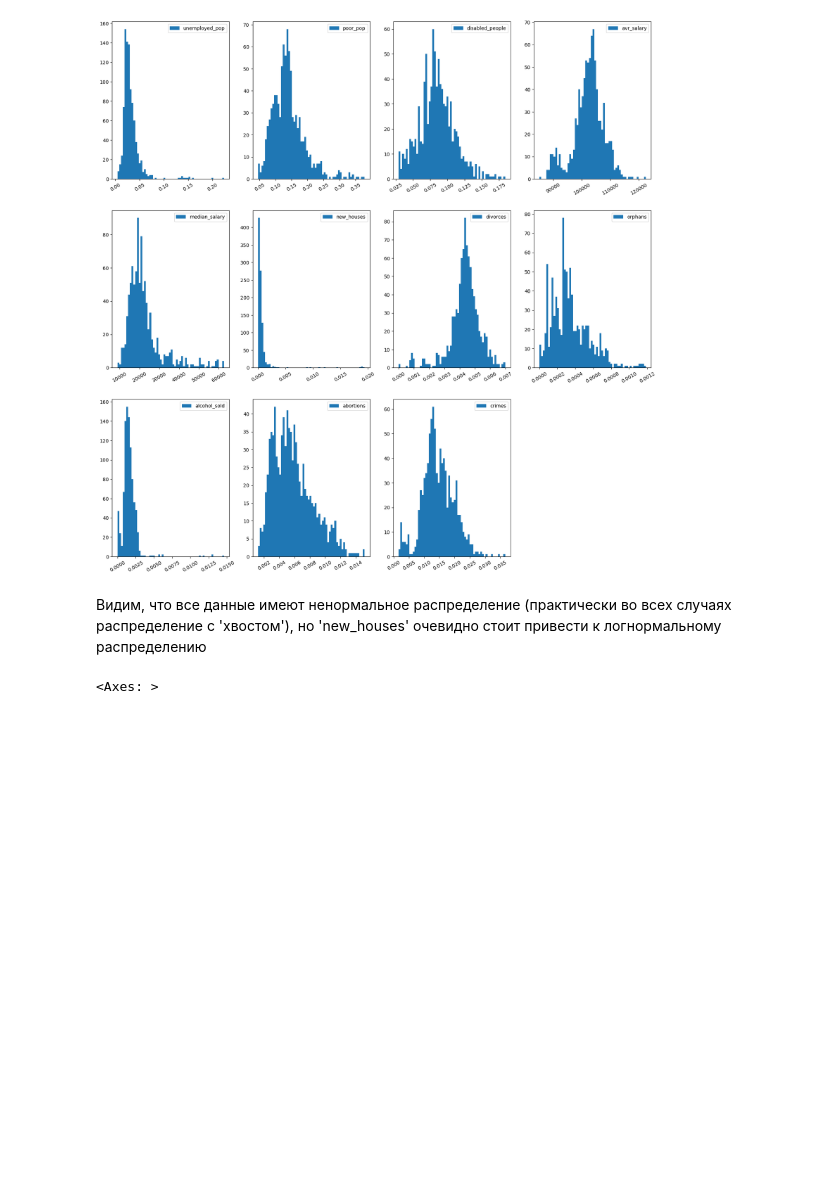
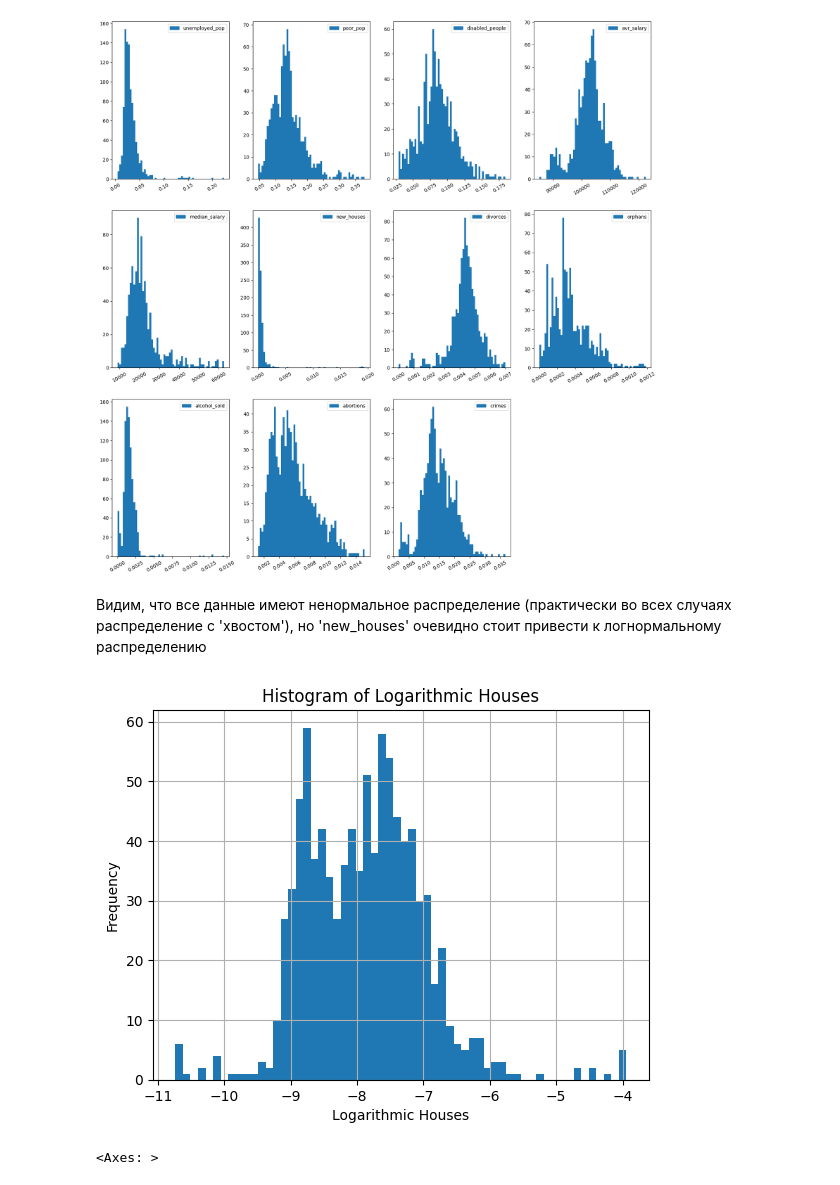
Before and after one commit to AlexeyPratsevityi/Crime_pred_with_ml, a Jupyter notebook: main.ipynb, the cells around one changed output. Saved outputs shown, nothing was run; the diff lists cells and outputs as text; code cells hidden in the pictures; blank space fills up the shorter version.

```diff
--- a/main.ipynb
+++ b/main.ipynb
@@ -170,12 +149,14 @@ for i in range(1,12):
 # %%
 data['log_houses'] = np.log(data['new_houses'])
 
-#plt.hist(data['log_houses'], bins=60)
-#plt.xlabel('Logarithmic Houses')
-#plt.ylabel('Frequency')
-#plt.title('Histogram of Logarithmic Houses')
-#plt.grid(True)
-#plt.show()
+plt.hist(data['log_houses'], bins=60)
+plt.xlabel('Logarithmic Houses')
+plt.ylabel('Frequency')
+plt.title('Histogram of Logarithmic Houses')
+plt.grid(True)
+plt.show()
+# %% [output]
+[figure, added]
 # %%
 # Матрица корреляций:
 fig, ax = plt.subplots(figsize=(17,10))
```
Also changed, not shown: parts of 13 cells of this notebook.
